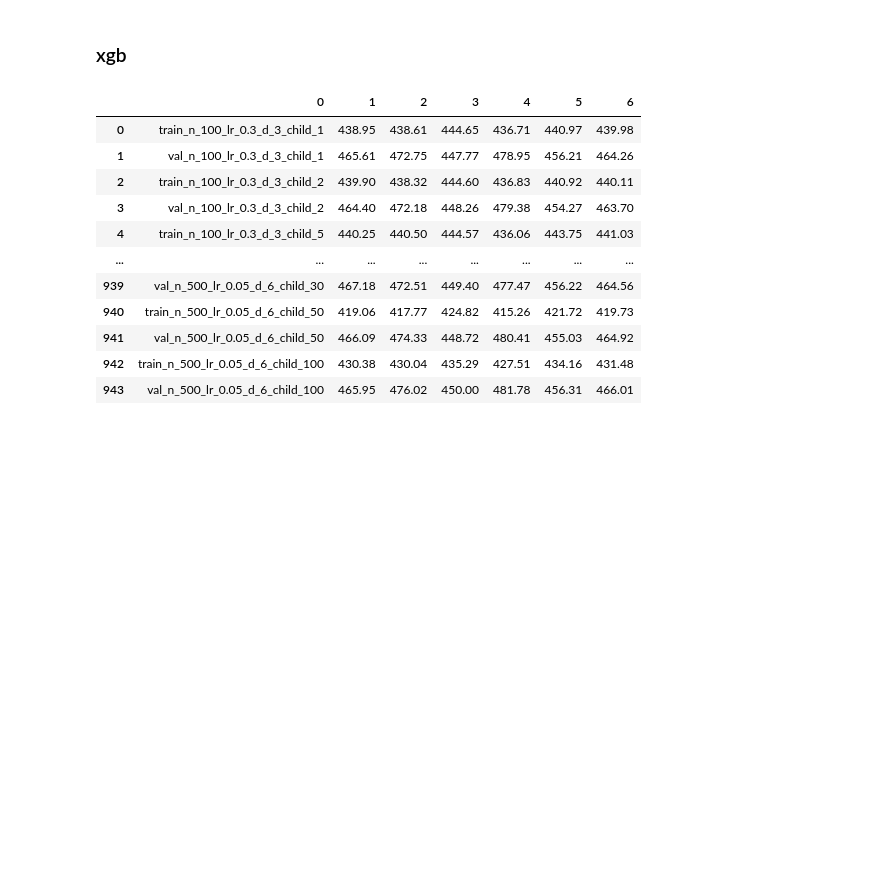
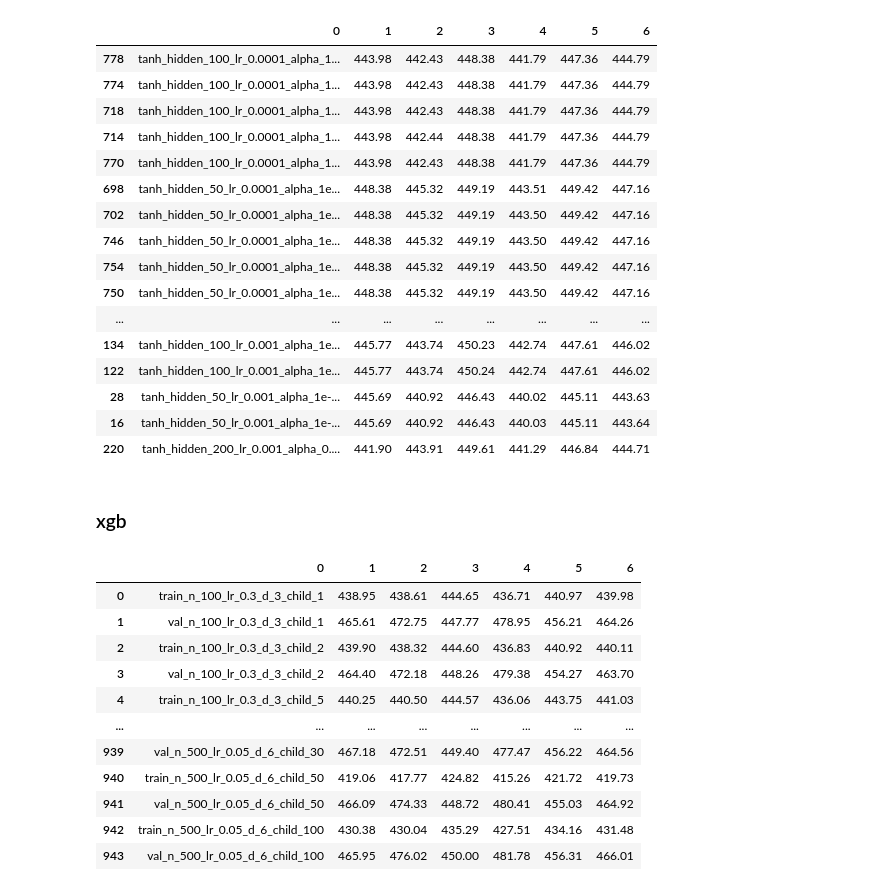
Before and after one commit to Sunbin-Lee/dacon-income, a Jupyter notebook: hyperparameter.ipynb, the cells around one changed output. Cells and saved outputs as stored; diff of their text form; code cells hidden in the pictures; blank space fills up the shorter version.

```diff
--- a/hyperparameter.ipynb
+++ b/hyperparameter.ipynb
@@ -3,0 +34,21 @@ import numpy as np
+# %%
+train_top20 = mlp.iloc[[i-1 for i in val_top20.index]]
+train_top20
+# %% [output]
+|  | 0 | 1 | 2 | 3 | 4 | 5 | 6 |
+| 778 | tanh_hidden_100_lr_0.0001_alpha_1... | 443.98 | 442.43 | 448.38 | 441.79 | 447.36 | 444.79 |
+| 774 | tanh_hidden_100_lr_0.0001_alpha_1... | 443.98 | 442.43 | 448.38 | 441.79 | 447.36 | 444.79 |
+| 718 | tanh_hidden_100_lr_0.0001_alpha_1... | 443.98 | 442.43 | 448.38 | 441.79 | 447.36 | 444.79 |
+| 714 | tanh_hidden_100_lr_0.0001_alpha_1... | 443.98 | 442.44 | 448.38 | 441.79 | 447.36 | 444.79 |
+| 770 | tanh_hidden_100_lr_0.0001_alpha_1... | 443.98 | 442.43 | 448.38 | 441.79 | 447.36 | 444.79 |
+| 698 | tanh_hidden_50_lr_0.0001_alpha_1e... | 448.38 | 445.32 | 449.19 | 443.51 | 449.42 | 447.16 |
+| 702 | tanh_hidden_50_lr_0.0001_alpha_1e... | 448.38 | 445.32 | 449.19 | 443.50 | 449.42 | 447.16 |
+| 746 | tanh_hidden_50_lr_0.0001_alpha_1e... | 448.38 | 445.32 | 449.19 | 443.50 | 449.42 | 447.16 |
+| 754 | tanh_hidden_50_lr_0.0001_alpha_1e... | 448.38 | 445.32 | 449.19 | 443.50 | 449.42 | 447.16 |
+| 750 | tanh_hidden_50_lr_0.0001_alpha_1e... | 448.38 | 445.32 | 449.19 | 443.50 | 449.42 | 447.16 |
+| ... | ... | ... | ... | ... | ... | ... | ... |
+| 134 | tanh_hidden_100_lr_0.001_alpha_1e... | 445.77 | 443.74 | 450.23 | 442.74 | 447.61 | 446.02 |
+| 122 | tanh_hidden_100_lr_0.001_alpha_1e... | 445.77 | 443.74 | 450.24 | 442.74 | 447.61 | 446.02 |
+| 28 | tanh_hidden_50_lr_0.001_alpha_1e-... | 445.69 | 440.92 | 446.43 | 440.02 | 445.11 | 443.63 |
+| 16 | tanh_hidden_50_lr_0.001_alpha_1e-... | 445.69 | 440.92 | 446.43 | 440.03 | 445.11 | 443.64 |
+| 220 | tanh_hidden_200_lr_0.001_alpha_0.... | 441.90 | 443.91 | 449.61 | 441.29 | 446.84 | 444.71 |
```
Also changed, not shown: parts of 4 cells of this notebook, 1 other file.
